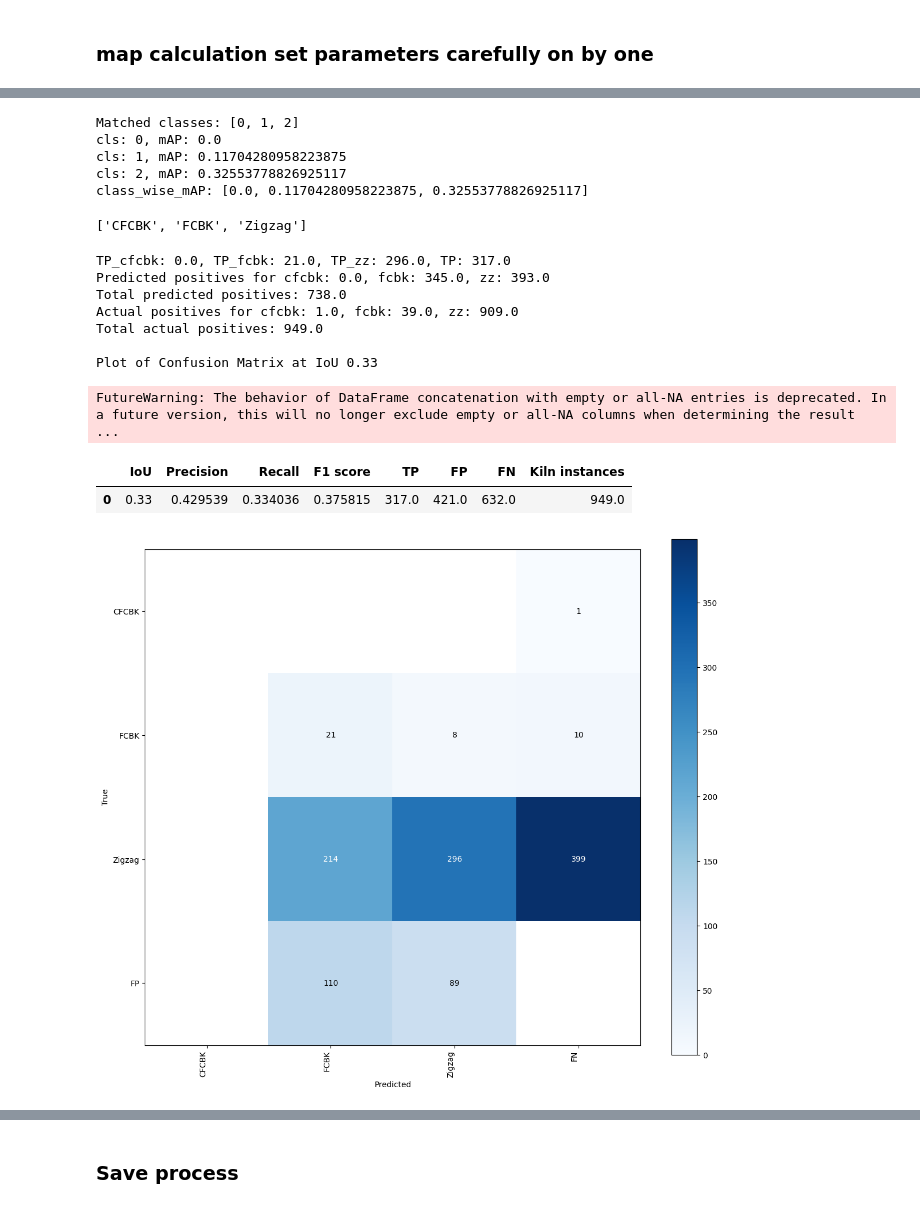
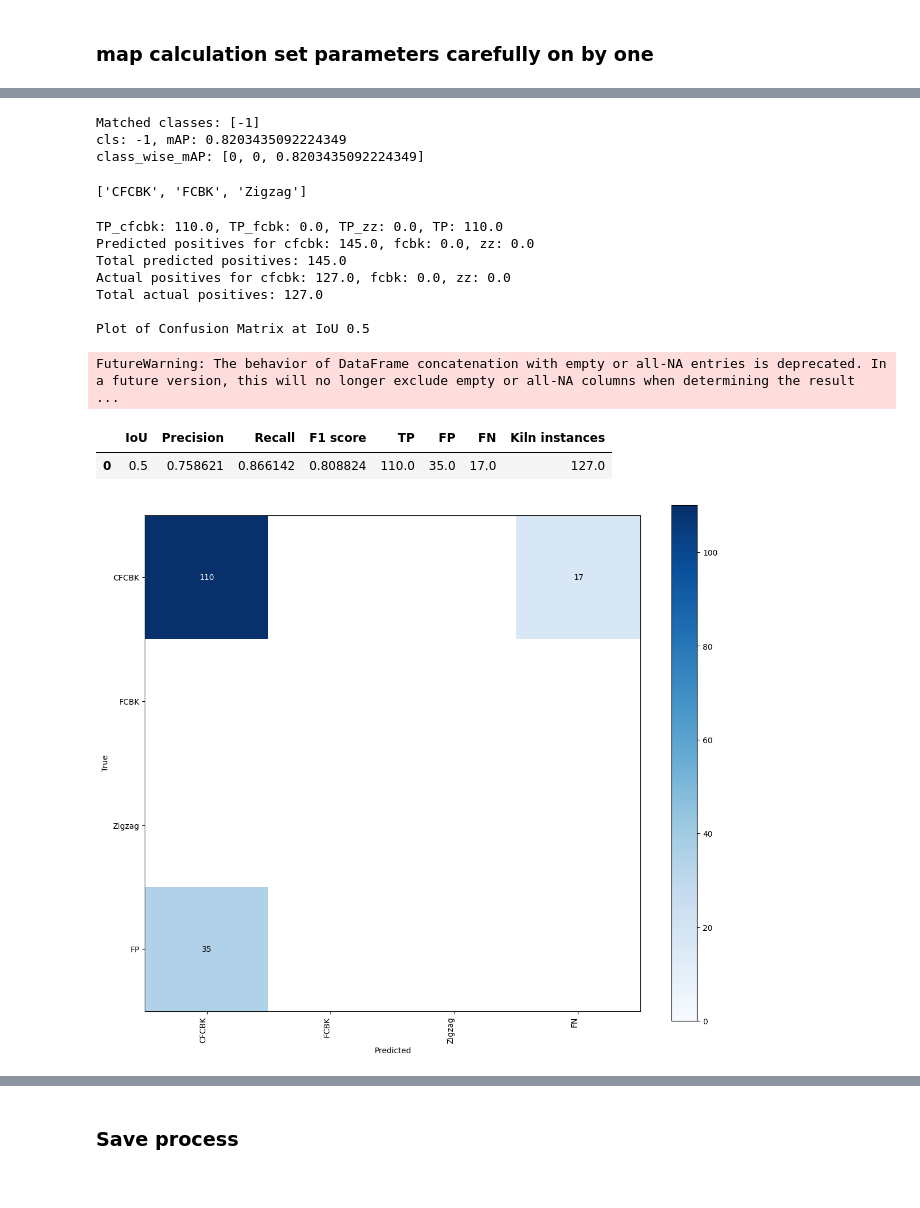
Before and after one commit to rishabh-mondal/notebooks, a Jupyter notebook: region_map_performance.ipynb, the cells around one changed output, grey strips where cells are left out. Cells and saved outputs as stored; diff of their text form; code cells hidden in the pictures.

```diff
--- a/region_map_performance.ipynb
+++ b/region_map_performance.ipynb
@@ -21,3 +21,7 @@ from supervision.metrics import MetricTarget
 from tempfile import mkdtemp
 
 from ultralytics import YOLO
+# %%
+
+from ultralytics import YOLO
+model = YOLO("yolo12m.pt")
@@ -27,20 +33,20 @@ from ultralytics import YOLO
 #mention cuda device
 os.environ["CUDA_VISIBLE_DEVICES"] = "3"
 home_dir="/home/rishabh.mondal/Brick-Kilns-project/ijcai_2025_kilns/"
-base_state = "loo_wb_lucknow_ahmedabad" ## state for which model is trained
-target_state = "leave_out_delhi" ## state for which model is to be validated
-test_state = "leave_out_delhi" ## state for which model is to be validatd during training
+base_state = "lucknow_train_320" ## state for which model is trained
+target_state = "lucknow_test_320" ## state for which model is to be validated
+test_state = "lucknow_test_320" ## state for which model is to be validatd during training
 model_name = "yolo11m-obb.pt" ## trained model name
 task="obb" ## task for which model is trained
 conf=0.001 ## confidence threshold
 iou=0.33 ## iou threshold
-imagsz=640 ## image size
+imagsz=320 ## image size
 epochs=100 ## number of epochs
 
 # base_dir="/home/patel_zeel/kiln_compass_24/data/"
 
-gt_image_dir= f"/home/rishabh.mondal/Brick-Kilns-project/ijcai_2025_kilns/data/leave_one_out/leave_out_delhi/test/images"
-gt_label_dir= f"/home/rishabh.mondal/Brick-Kilns-project/ijcai_2025_kilns/data/leave_one_out/leave_out_delhi/test/labels"
+gt_image_dir= f"/home/shataxi.dubey/shataxi_work/vlm_on_planet/lucknow_train_test_split/test/images"
+gt_label_dir= f"/home/shataxi.dubey/shataxi_work/vlm_on_planet/lucknow_train_test_split/test/labels"
 print(gt_image_dir)
 print(gt_label_dir)
 
@@ -59,7 +65,7 @@ print(data_yml_path)
 type="obb"
 ## model path
 yolo_runs_dir = f"/home/rishabh.mondal/Brick-Kilns-project/ijcai_2025_kilns/runs/{type}/labels/"
-model_path ="/home/rishabh.mondal/Brick-Kilns-project/ijcai_2025_kilns/runs/obb/train_loo_ahmedabad_wb_lucknow_val_loo_delhi_none_obb_v1_640_32_100/weights/best.pt"
+model_path ="/home/rishabh.mondal/Brick-Kilns-project/ijcai_2025_kilns/runs/obb/train_lucknow_train_val_lucknow_test_none_obb_v1_320_64_100_val_True/weights/best.pt"
 # output path
 result_dir=f"{yolo_runs_dir}train_{base_state}_test_{target_state}_{task}_v1_{model_name}_{imagsz}_128_{epochs}_{conf}_{iou}/"
 prediction_dir = join(result_dir,"labels")
@@ -74,10 +80,9 @@ print(prediction_dir)
 # %%
 ## Supervision dataset
-sv_dataset=sv.DetectionDataset.from_yolo(gt_image_dir,gt_label_dir,data_yml_path)
+sv_dataset=sv.DetectionDataset.from_yolo(gt_image_dir,gt_label_dir,data_yml_path,is_obb=True)
 print(sv_dataset)
 print(len(sv_dataset))
 sv_dataset.classes
 
-## Yolo model
-model = YOLO(model_path)
+# Yolo model
 # %% [output]
@@ -89,8 +114,15 @@ predictions=[]
 for name,_,gt_detection in tqdm(sv_dataset):
     file_name=splitext(basename(name))[0]
     # prediction_path=join(prediction_dir,f"{file_name}.txt")
-    ultralytics_result=model(name,imgsz=640,iou=0.33,conf=0.25,exist_ok=True,save_txt=True,max_det=300,name=result_dir, verbose=False)[0]
+    ultralytics_result=model(name,imgsz=320,iou=0.50,conf=0.25,exist_ok=True,save_txt=True,max_det=300,name=result_dir, verbose=False)[0]
+
+    print("ultralytics result",ultralytics_result)
     sv_detection=sv.Detections.from_ultralytics(ultralytics_result)
+    print("target lengeth",len(gt_detection))
+    print("prediction length",len(sv_detection))
+
     targets.append(gt_detection)
     predictions.append(sv_detection)
+print("target length",len(targets))
+print("prediction length",len(predictions))
 # %% [output]
@@ -114,6 +146,6 @@ Results saved to /home/rishabh.mondal/Brick-Kilns-project/ijcai_2025_kilns/runs/
 # %%
 ## mAP calculation
-mAP_metric = MeanAveragePrecision(class_agnostic=False)
+mAP_metric = MeanAveragePrecision(class_agnostic=True)
 
 mAP_result=mAP_metric.update(predictions,targets).compute()
 class_wise_mAP=mAP_result.ap_per_class[:,0].tolist()
@@ -131,11 +163,9 @@ for cls, mAP in zip(matched_classes, class_wise_mAP):
 
 print(f"class_wise_mAP: {final_class_wise_mAP}")
 # %% [output]
-Matched classes: [0, 1, 2]
-cls: 0, mAP: 0.0
-cls: 1, mAP: 0.11704280958223875
-cls: 2, mAP: 0.32553778826925117
-class_wise_mAP: [0.0, 0.11704280958223875, 0.32553778826925117]
+Matched classes: [-1]
+cls: -1, mAP: 0.8203435092224349
+class_wise_mAP: [0, 0, 0.8203435092224349]
 # %%
 CLASSES = sv_dataset.classes
 CLASSES
@@ -148,7 +178,7 @@ import pandas as pd
 df = pd.DataFrame({}, columns=['IoU', 'Precision', 'Recall', 'F1 score', 'TP', 'FP', 'FN', 'Kiln instances'])
 
 # Iterate over different IoU thresholds
-for iou in [0.33]:
+for iou in [0.50]:
     # Get the confusion matrix based on the IoU threshold
     confusion_matrix = sv.ConfusionMatrix.from_detections(
         predictions=predictions,
@@ -190,41 +220,41 @@ for iou in [0.33]:
     precision = tp / (predicted_positives + 1e-9)
     recall = tp / (actual_positives + 1e-9)
     f1_score = 2 * precision * recall / (precision + recall + 1e-9)
 
     # Calculate False Positives (FP) and False Negatives (FN)
     false_positives = predicted_positives - tp
     false_negatives = actual_positives - tp
 
     # Append results to DataFrame
     df = pd.concat([df, pd.DataFrame({
         'IoU': [iou],
         'Precision': [precision],
         'Recall': [recall],
         'F1 score': [f1_score],
         'TP': [tp],
         'FP': [false_positives],
         'FN': [false_negatives],
         'Kiln instances': [actual_positives]
     })], ignore_index=True)
 
     # Display the confusion matrix plot
     print(f'\nPlot of Confusion Matrix at IoU {iou}')
     _ = confusion_matrix.plot()
 
 # Display final results
 display(df)
 # %% [output]
-TP_cfcbk: 0.0, TP_fcbk: 21.0, TP_zz: 296.0, TP: 317.0
-Predicted positives for cfcbk: 0.0, fcbk: 345.0, zz: 393.0
-Total predicted positives: 738.0
-Actual positives for cfcbk: 1.0, fcbk: 39.0, zz: 909.0
-Total actual positives: 949.0
+TP_cfcbk: 110.0, TP_fcbk: 0.0, TP_zz: 0.0, TP: 110.0
+Predicted positives for cfcbk: 145.0, fcbk: 0.0, zz: 0.0
+Total predicted positives: 145.0
+Actual positives for cfcbk: 127.0, fcbk: 0.0, zz: 0.0
+Total actual positives: 127.0
 
-Plot of Confusion Matrix at IoU 0.33
+Plot of Confusion Matrix at IoU 0.5
 FutureWarning: The behavior of DataFrame concatenation with empty or all-NA entries is deprecated. In a future version, this will no longer exclude empty or all-NA columns when determining the result  ...
 |  | IoU | Precision | Recall | F1 score | TP | FP | FN | Kiln instances |
-| 0 | 0.33 | 0.429539 | 0.334036 | 0.375815 | 317.0 | 421.0 | 632.0 | 949.0 |
+| 0 | 0.5 | 0.758621 | 0.866142 | 0.808824 | 110.0 | 35.0 | 17.0 | 127.0 |
-[figure, old version]
+[figure, new version]
 # %%
 ## mAP calculation (non-class agnostic)
 print (100 * "=")
```
Also changed, not shown: parts of 6 cells of this notebook, 3 other files.
